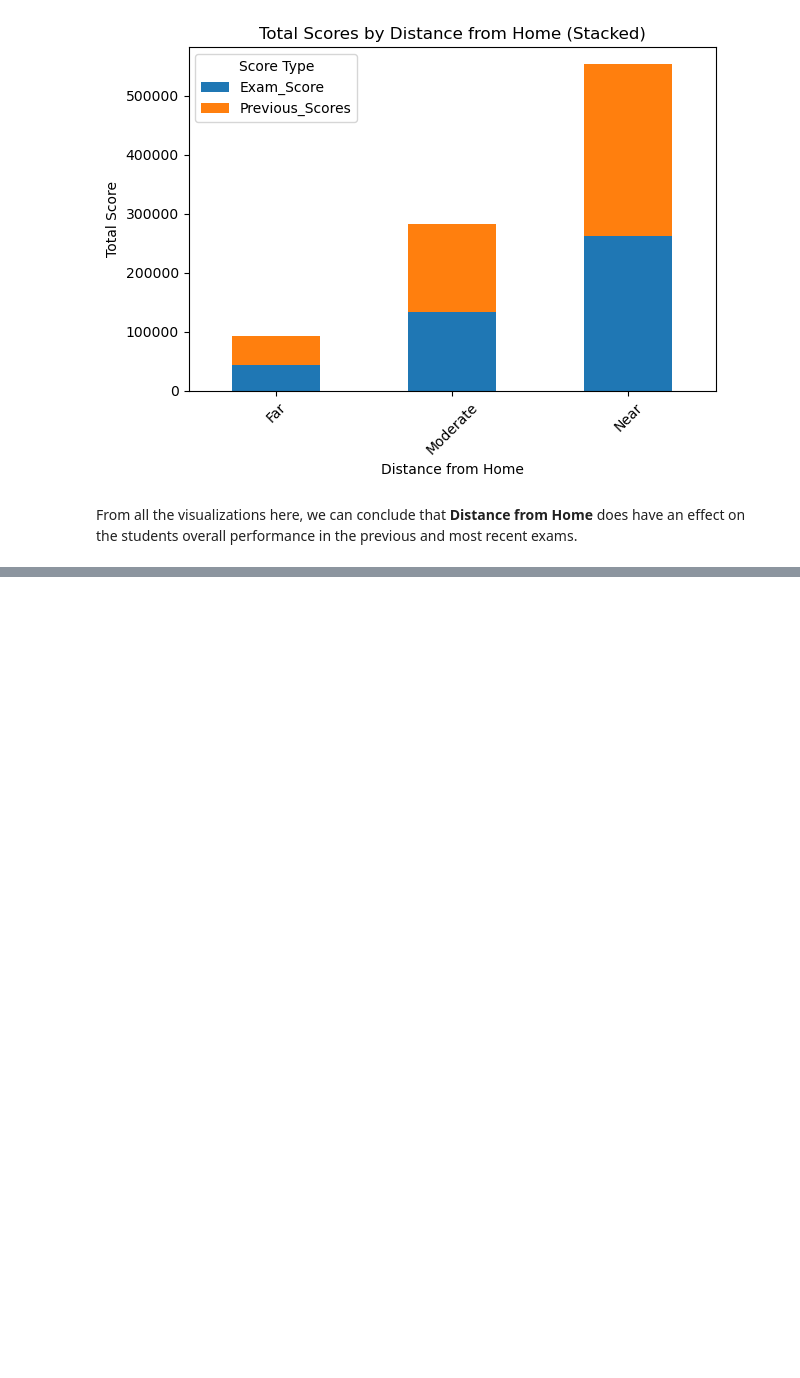
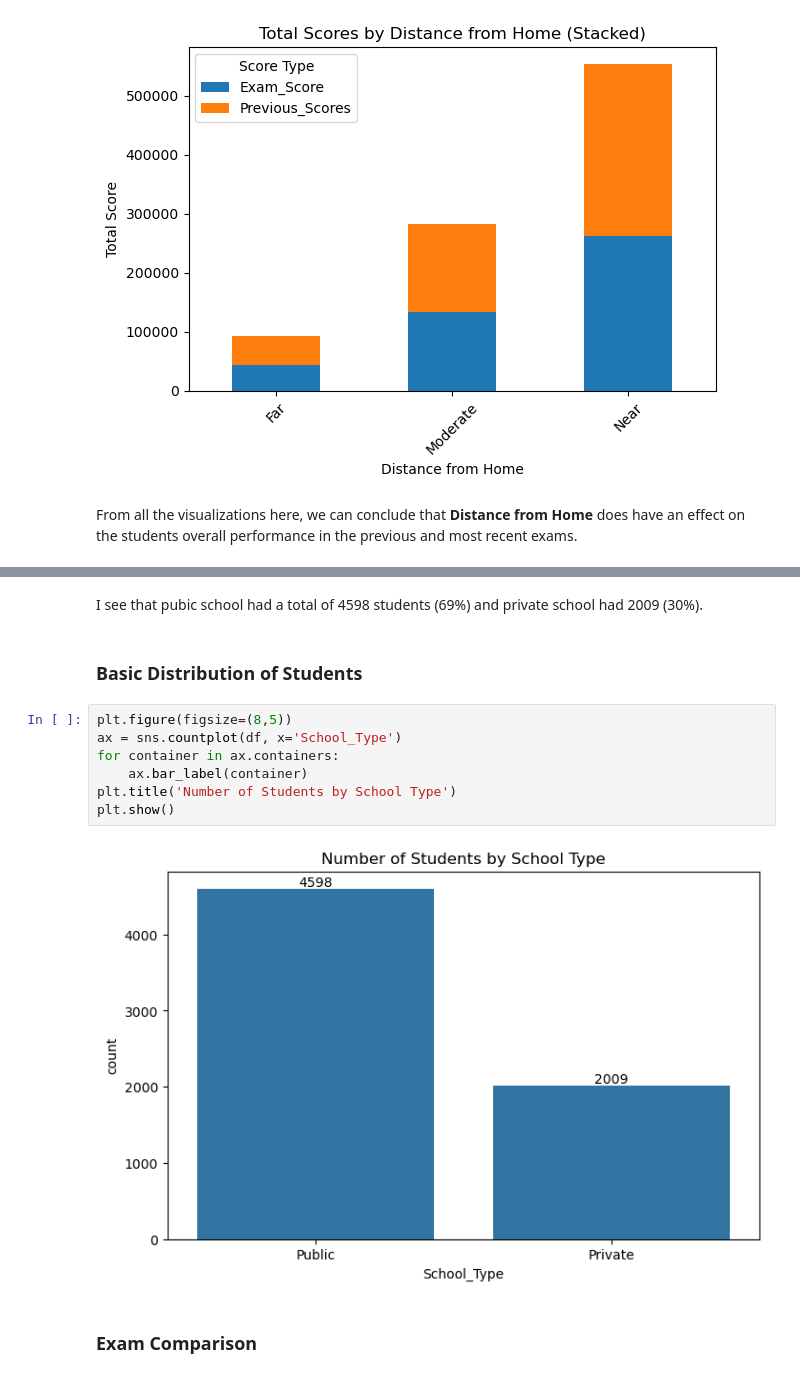
Before and after one commit to geff-ghost/studentPerformance, a Jupyter notebook: studentPerformance.ipynb, the cells around one changed output, grey strips where cells are left out. Drawn from its saved outputs; the diff is of its cells as text; blank space fills up the shorter version.

Commit message:
Exploring School Type
This analysis was done in a rush but a recap will the done on it

```diff
--- a/studentPerformance.ipynb
+++ b/studentPerformance.ipynb
@@ -397,0 +417,15 @@ From all the visualizations here, we can conclude that **Distance from Home** do
+# %% [markdown]
+I see that pubic school had a total of 4598 students (69%) and private school had 2009 (30%).
+# %% [markdown]
+### Basic Distribution of Students
+# %%
+plt.figure(figsize=(8,5))
+ax = sns.countplot(df, x='School_Type')
+for container in ax.containers:
+    ax.bar_label(container)
+plt.title('Number of Students by School Type')
+plt.show()
+# %% [output]
+[figure, added]
+# %% [markdown]
+### Exam Comparison
```
Also changed, not shown: parts of 16 cells of this notebook.
